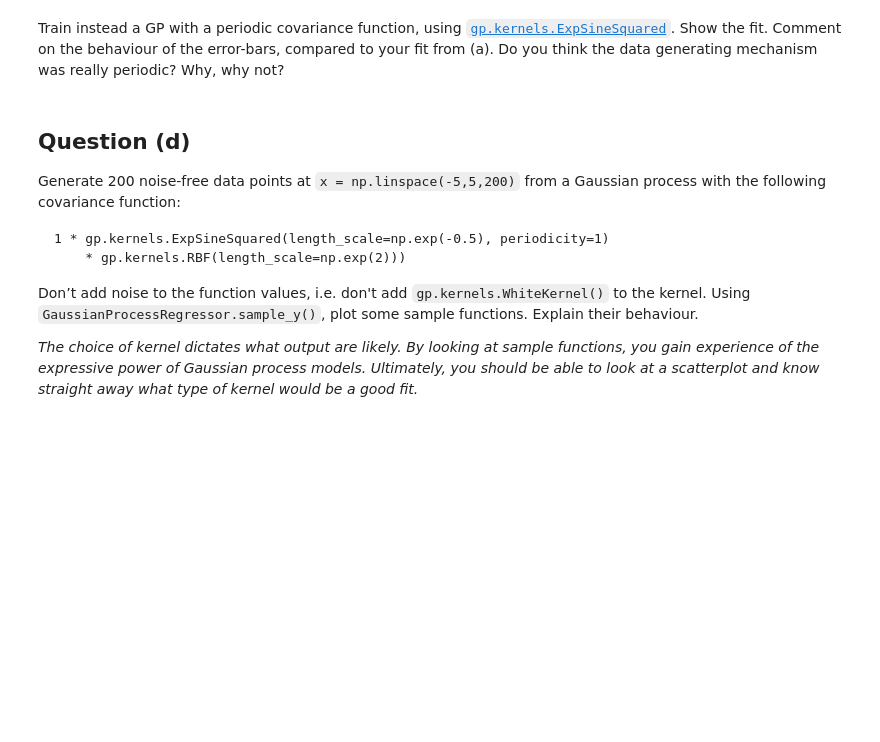
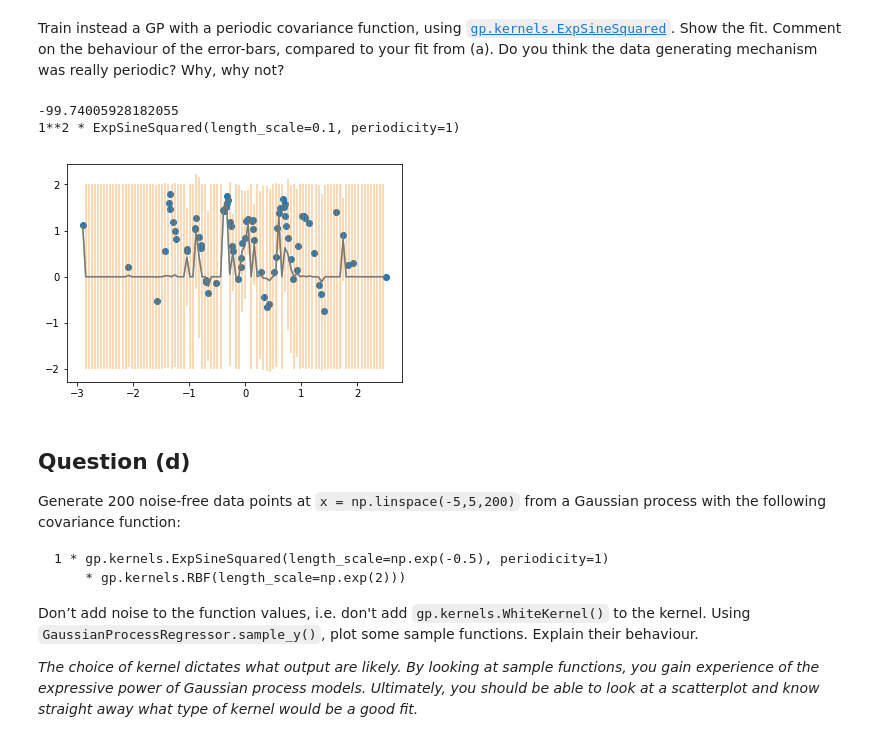
Before and after one commit to JCobbles/pml-courseworks, a Jupyter notebook: coursework1.ipynb, the cells around one changed output. Saved outputs shown, nothing was run; the diff lists cells and outputs as text; code cells hidden in the pictures; blank space fills up the shorter version.

```diff
--- a/coursework1.ipynb
+++ b/coursework1.ipynb
@@ -127,6 +127,28 @@ print(np.round(np.random.uniform()))
 Train instead a GP with a periodic covariance function, using [`gp.kernels.ExpSineSquared`](http://scikit-learn.org/stable/modules/gaussian_process.html#exp-sine-squared-kernel). Show the fit. Comment on the
 behaviour of the error-bars, compared to your fit from (a). Do you think the data generating mechanism
 was really periodic? Why, why not?
+# %%
+esskernel = 1**4 * gp.kernels.ExpSineSquared(length_scale=0.1, periodicity=1)
+
+r = requests.get('http://mlg.eng.cam.ac.uk/teaching/4f13/1920/cw/cw1a.mat')
+with io.BytesIO(r.content) as f:
+    data = scipy.io.loadmat(f)
+    x,y = data['x'], data['y']
+    gpr = gp.GaussianProcessRegressor(kernel=esskernel).fit(x, y)
+    print(gpr.log_marginal_likelihood())
+    print(gpr.kernel)
+    plt.scatter(x, y)
+
+    x_pred = np.linspace(min(x), max(x), 100)
+    y_pred, y_cov = gpr.predict(x_pred.reshape(100,1), return_cov=True)
+    y_pred = y_pred.reshape(100,)
+    y_var = np.sqrt(np.diag(y_cov))
+    plt.plot(x_pred, y_pred)
+    plt.errorbar(x_pred, y_pred, 1.96*y_var, alpha=0.4)
+# %% [output]
+-99.74005928182055
+1**2 * ExpSineSquared(length_scale=0.1, periodicity=1)
+[figure, added]
 # %% [markdown]
 ## Question (d)
 
```
Also changed, not shown: parts of 1 cell of this notebook.
